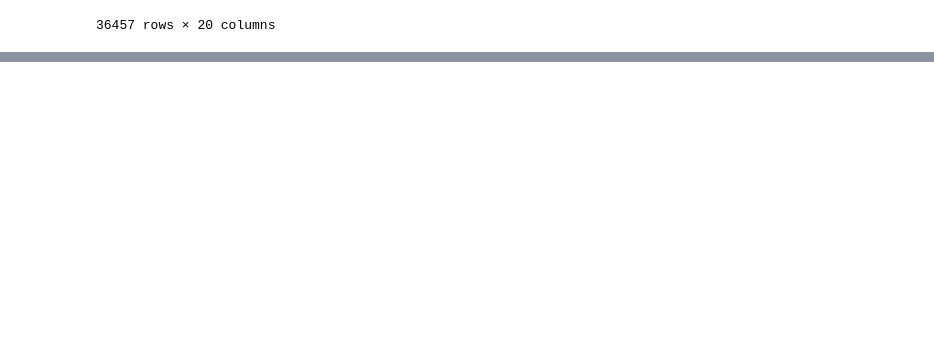
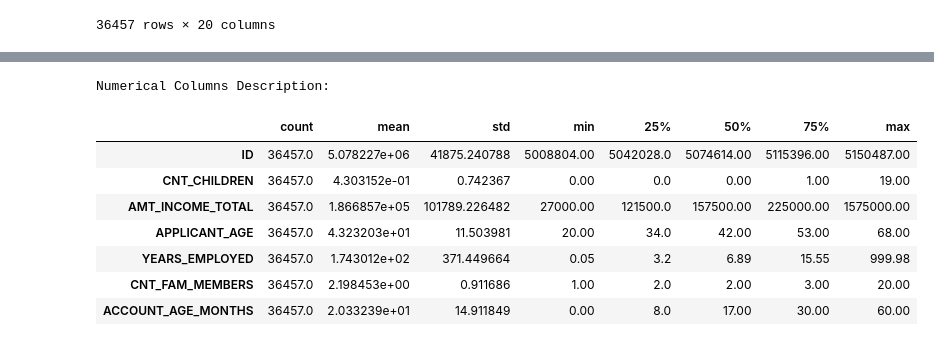
Before and after one commit to fazmila/Project, a Jupyter notebook: Project.ipynb, the cells around one changed output, grey strips where cells are left out. Saved outputs shown, nothing was run; the diff lists cells and outputs as text; code cells hidden in the pictures; blank space fills up the shorter version.

```diff
--- a/Project.ipynb
+++ b/Project.ipynb
@@ -290,0 +295,6 @@ fig.show()
+# %%
+# Convert Numerical Binary Columns to Object (Categorical)
+binary_columns = ['FLAG_MOBIL', 'FLAG_WORK_PHONE', 'FLAG_PHONE', 'FLAG_EMAIL']
+app_record[binary_columns] = app_record[binary_columns].astype('object')
+# Replace 1 with 'Y' and 0 with 'N'
+app_record[binary_columns] = app_record[binary_columns].replace({1: 'Y', 0: 'N'})
@@ -290,0 +335,14 @@ fig.show()
+# %%
+# Numerical Columns Overview
+print("\nNumerical Columns Description:")
+app_record.describe().T
+# %% [output]
+Numerical Columns Description:
+|  | count | mean | std | min | 25% | 50% | 75% | max |
+| ID | 36457.0 | 5.078227e+06 | 41875.240788 | 5008804.00 | 5042028.0 | 5074614.00 | 5115396.00 | 5150487.00 |
+| CNT_CHILDREN | 36457.0 | 4.303152e-01 | 0.742367 | 0.00 | 0.0 | 0.00 | 1.00 | 19.00 |
+| AMT_INCOME_TOTAL | 36457.0 | 1.866857e+05 | 101789.226482 | 27000.00 | 121500.0 | 157500.00 | 225000.00 | 1575000.00 |
+| APPLICANT_AGE | 36457.0 | 4.323203e+01 | 11.503981 | 20.00 | 34.0 | 42.00 | 53.00 | 68.00 |
+| YEARS_EMPLOYED | 36457.0 | 1.743012e+02 | 371.449664 | 0.05 | 3.2 | 6.89 | 15.55 | 999.98 |
+| CNT_FAM_MEMBERS | 36457.0 | 2.198453e+00 | 0.911686 | 1.00 | 2.0 | 2.00 | 3.00 | 20.00 |
+| ACCOUNT_AGE_MONTHS | 36457.0 | 2.033239e+01 | 14.911849 | 0.00 | 8.0 | 17.00 | 30.00 | 60.00 |
```
Also changed, not shown: parts of 17 cells of this notebook.
